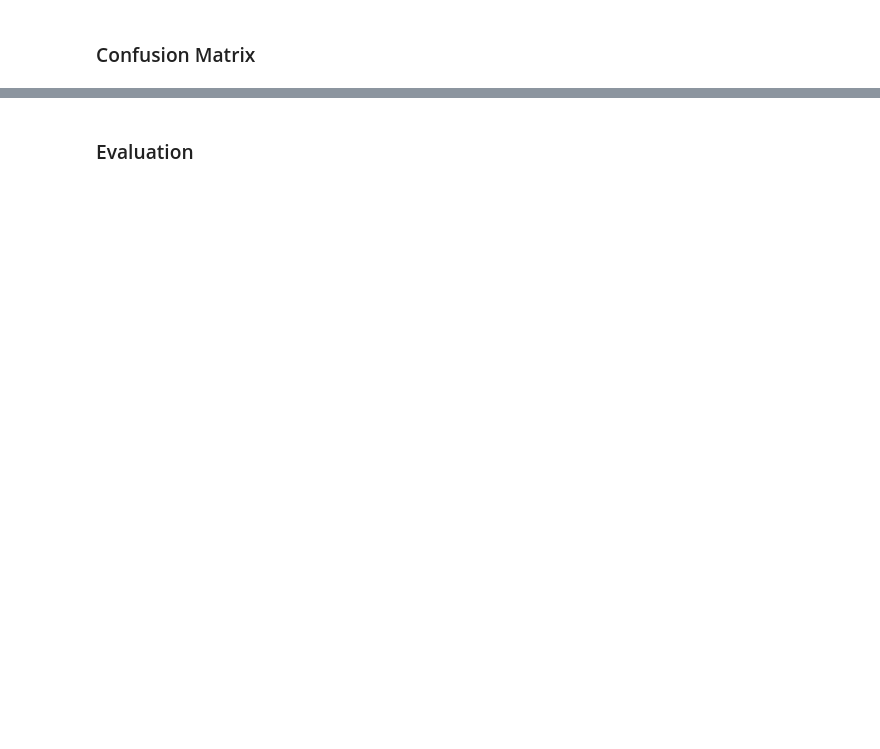
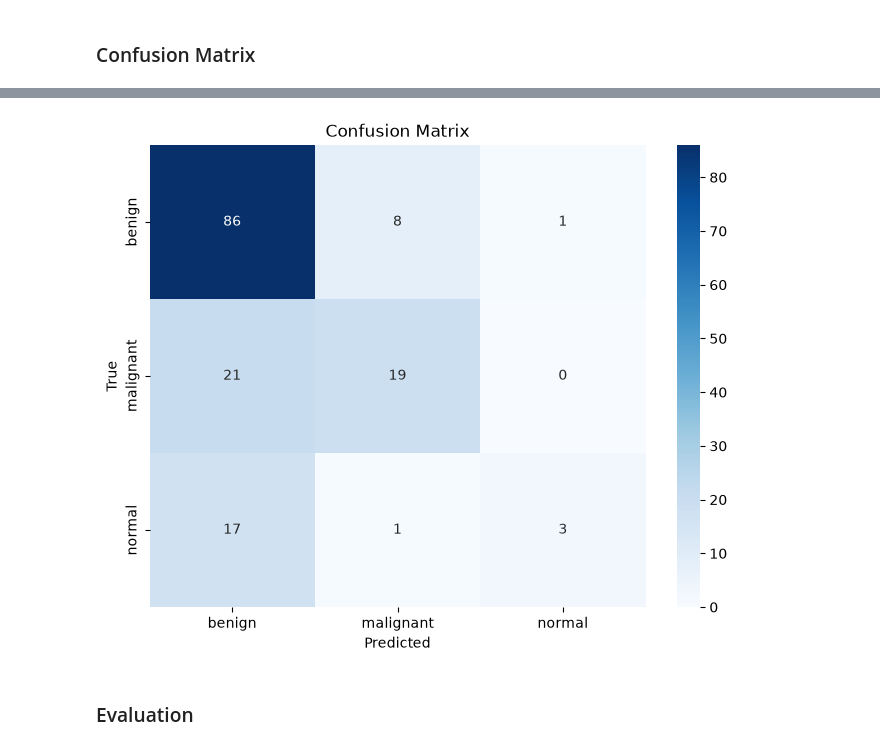
Before and after one commit to aljuhaeda/BreastInsight, a Jupyter notebook: BreastInsight.ipynb, the cells around one changed output, grey strips where cells are left out. Saved outputs shown, nothing was run; the diff lists cells and outputs as text; code cells hidden in the pictures; blank space fills up the shorter version.

```diff
--- a/BreastInsight.ipynb
+++ b/BreastInsight.ipynb
@@ -295,0 +255,20 @@ plt.show()
+# %%
+import numpy as np
+from sklearn.metrics import classification_report
+
+# Fixed: the original code called `np.concatenate([y for x, y in val_data])`
+# and then `model.predict(val_data)` as two SEPARATE iterations over val_data.
+# val_data is a shuffled tf.data.Dataset, so each iteration reshuffles and the
+# resulting true_labels/predicted_labels no longer lined up with each other,
+# which is why the old report showed a nonsensical 46% accuracy vs 70% from
+# model.evaluate() on the very same data. Collecting both in a single pass
+# over the same batches keeps them aligned.
+class_names = val_data.class_names
+true_labels, pred_labels = [], []
+for images, labels in val_data:
+    preds = model.predict(images, verbose=0)
+    true_labels.extend(labels.numpy().tolist())
+    pred_labels.extend(np.argmax(preds, axis=1).tolist())
+
+report = classification_report(true_labels, pred_labels, target_names=class_names)
+print(report)
@@ -296,3 +285,17 @@ plt.show()
+# %%
+import seaborn as sns
+from sklearn.metrics import confusion_matrix
+import matplotlib.pyplot as plt
+
+cm = confusion_matrix(true_labels, pred_labels)
+plt.figure(figsize=(8, 6))
+sns.heatmap(cm, annot=True, fmt='d', cmap='Blues', xticklabels=class_names, yticklabels=class_names)
+plt.xlabel('Predicted')
+plt.ylabel('True')
+plt.title('Confusion Matrix')
+plt.show()
+# %% [output]
+[figure, added]
 # %% [markdown]
 ### Evaluation
 # %%
```
Also changed, not shown: parts of 15 cells of this notebook, 2 other files.
